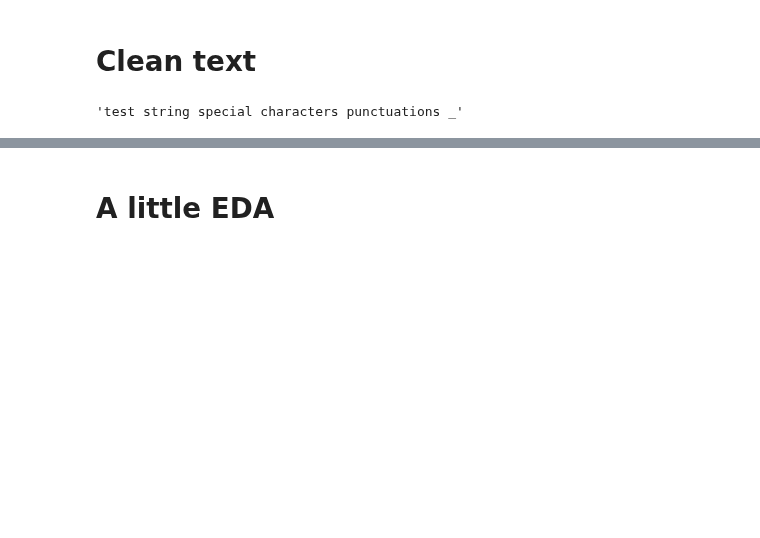
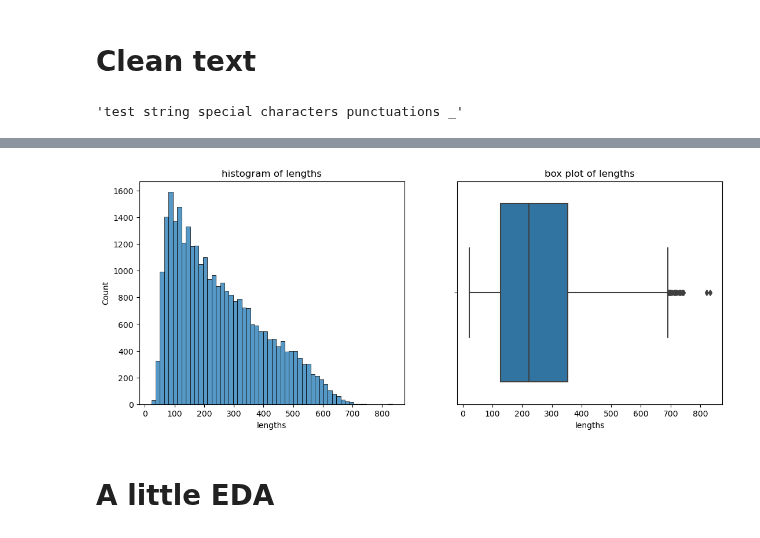
Before and after one commit to jameskn30/NLP_RNN, a Jupyter notebook: UB DL/final/process_amazon_full.ipynb, the cells around one changed output, grey strips where cells are left out. Drawn from its saved outputs; the diff is of its cells as text; code cells hidden in the pictures; blank space fills up the shorter version.

```diff
--- a/UB DL/final/process_amazon_full.ipynb
+++ b/UB DL/final/process_amazon_full.ipynb
@@ -65,3 +61,0 @@ train_lines = train_txt.readlines()
-# %%
-for line in train_lines[:5]:
-    print(line)
@@ -73,0 +62,17 @@ b"__label__2 Remember, Pull Your Jaw Off The Floor After Hearing it: If you've p
+# %%
+train_df = pd.read_csv(train_datapath, names = ["review", "title","text"])
+train_df = train_df.sample(frac = SAMPLE_SIZE)
+train_df.reset_index(inplace = True, drop = True)
+train_df.head()
+# print(train_df.shape)
+label_map = {
+    1: 0,
+    2: 1,
+    3: 2,
+    4: 3,
+    5: 4,
+}
+train_df['review'] = train_df['review'].map(label_map)
+print(train_df.shape)
+print(train_df['review'].value_counts())
+train_df.head()
@@ -245,0 +205,9 @@ test_df.head()
+# %%
+eda_df = train_df.copy()
+eda_df['text'] = eda_df['text'].apply(lambda s: clean_text(s))
+eda_df['lengths'] = eda_df['text'].apply(lambda s: len(s))
+MAX_LENGTH = eda_df['lengths'].max()
+print('max length = ', MAX_LENGTH)
+
+# Stats
+eda_df.describe()
@@ -246,3 +225,12 @@ test_df.head()
+# %%
+fig, (ax1, ax2) = plt.subplots(1,2,figsize=(13,5))
+sns.histplot(eda_df, x = 'lengths', ax = ax1)
+ax1.set_title('histogram of lengths')
+sns.boxplot(eda_df, x = 'lengths', ax = ax2)
+ax2.set_title('box plot of lengths')
+plt.show()
+# %% [output]
+[figure, added]
 # %% [markdown]
 # A little EDA
 # %%
```
Also changed, not shown: parts of 22 cells of this notebook.
